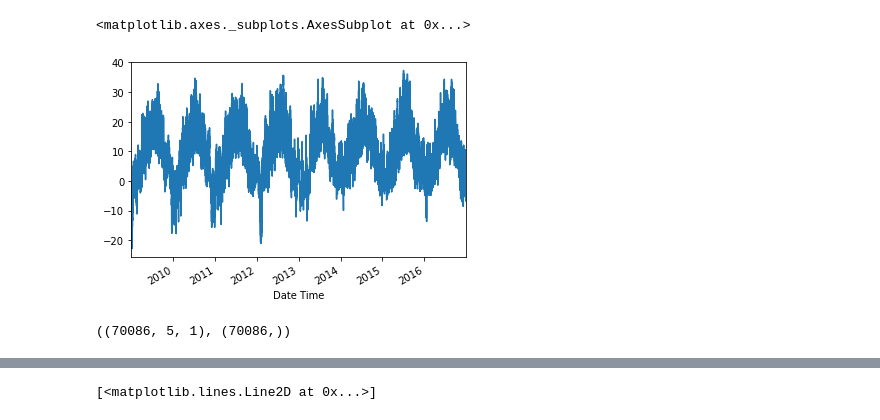
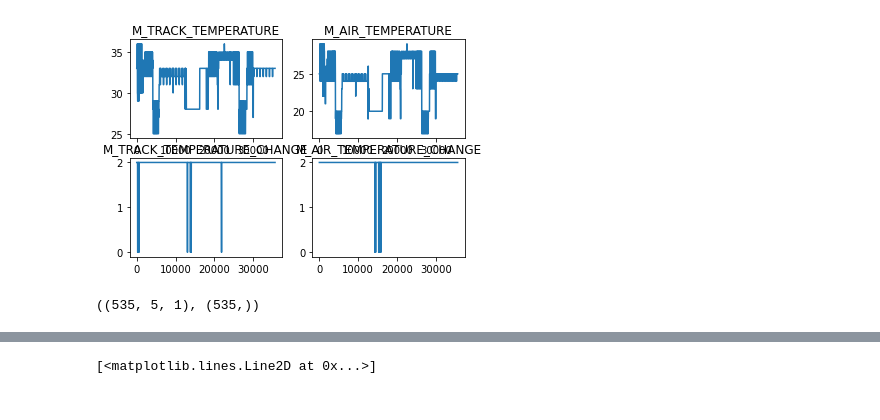
Before and after one commit to kojalowicz/Formula-1, a Jupyter notebook: LSTM_TEMP.ipynb, the cells around one changed output, grey strips where cells are left out. Drawn from its saved outputs; the diff is of its cells as text; code cells hidden in the pictures.

```diff
--- a/LSTM_TEMP.ipynb
+++ b/LSTM_TEMP.ipynb
@@ -24,4 +43,0 @@ df
-# %%
-# we gona take every sith row, so every hour
-df = df[5::6]
-df
@@ -42,3 +43,0 @@ df
-# %%
-df.index = pd.to_datetime(df['Date Time'], format='%d.%m.%Y %H:%M:%S')
-df[:16]
@@ -64,11 +102,18 @@ df[:16]
 # %%
-# due to index as a datetime we can plot default x plot as a time
-# we can see obvious pattern here
-temp = df['T (degC)']
-temp.plot()
+fig, ax = plt.subplots(nrows=2,ncols=2)
+ax[0,0].plot(df['M_TRACK_TEMPERATURE'])
+ax[0,0].set_title('M_TRACK_TEMPERATURE')
+ax[0,1].plot(df['M_AIR_TEMPERATURE'])
+ax[0,1].set_title('M_AIR_TEMPERATURE')
+
+ax[1,0].plot(df['M_TRACK_TEMPERATURE_CHANGE'])
+ax[1,0].set_title('M_TRACK_TEMPERATURE_CHANGE')
+ax[1,1].plot(df['M_AIR_TEMPERATURE_CHANGE'])
+ax[1,1].set_title('M_AIR_TEMPERATURE_CHANGE')
+
+plt.show()
 # %% [output]
-<matplotlib.axes._subplots.AxesSubplot at 0x...>
-[figure, old version]
+[figure, new version]
 # %%
 # for deep learning models we need a data always to be in some kind of input matrix (if its more complicated it might become a 3d or 4d tensor)
 # matrix where each row gona be our inputs and it has corresponding label
@@ -112,10 +157,11 @@ def df_to_X_y(df, window_size=5):
   return np.array(X), np.array(y)
 # %%
 WINDOW_SIZE = 5
-X, y = df_to_X_y(temp, WINDOW_SIZE)
+weather = df[df['M_SESSION_UID'] == 2939734289500381696]['M_WEATHER']
+X, y = df_to_X_y(weather, WINDOW_SIZE)
 X.shape, y.shape
 # %% [output]
-((70086, 5, 1), (70086,))
+((535, 5, 1), (535,))
 # %%
 X
 # %% [output]
```
Also changed, not shown: parts of 14 cells of this notebook.
